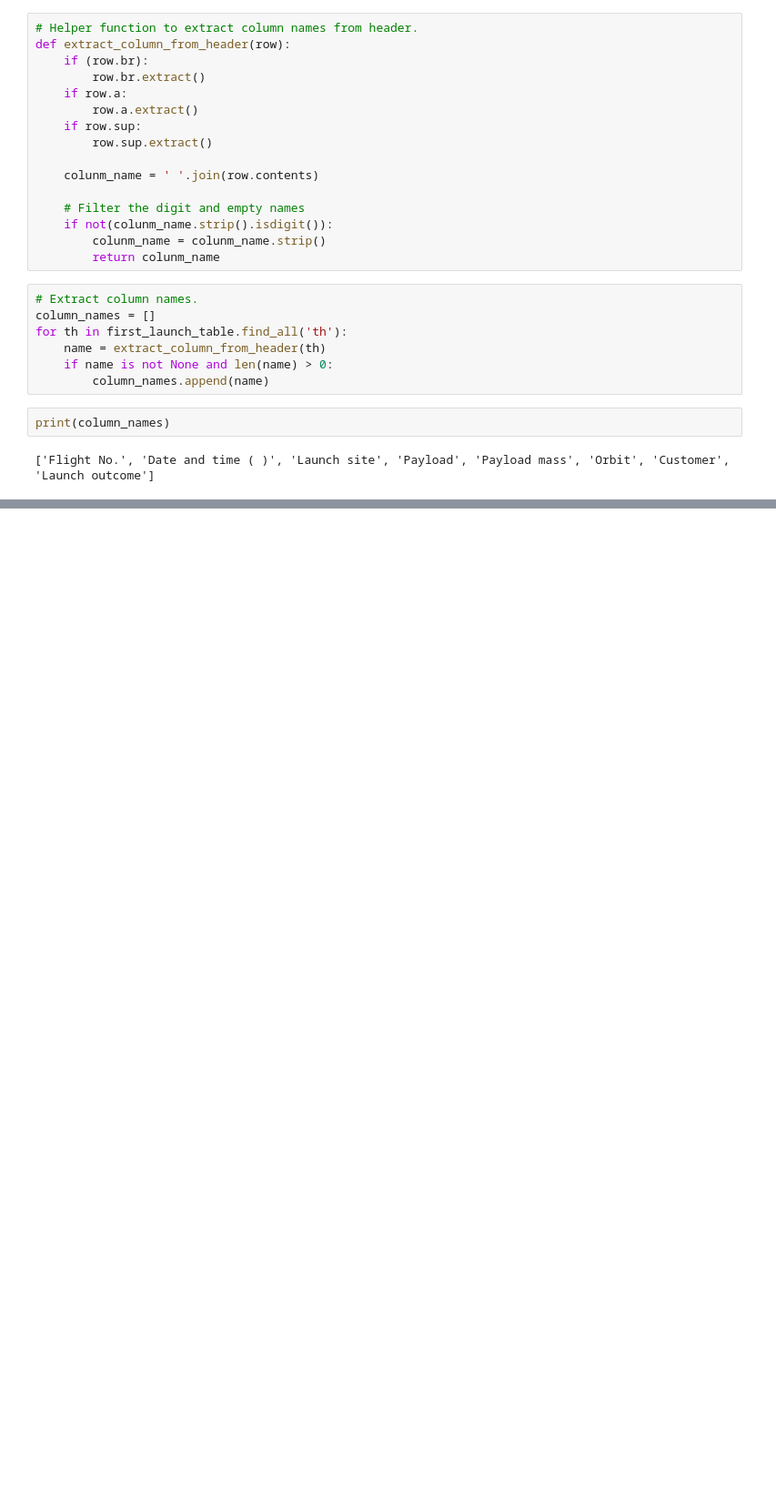
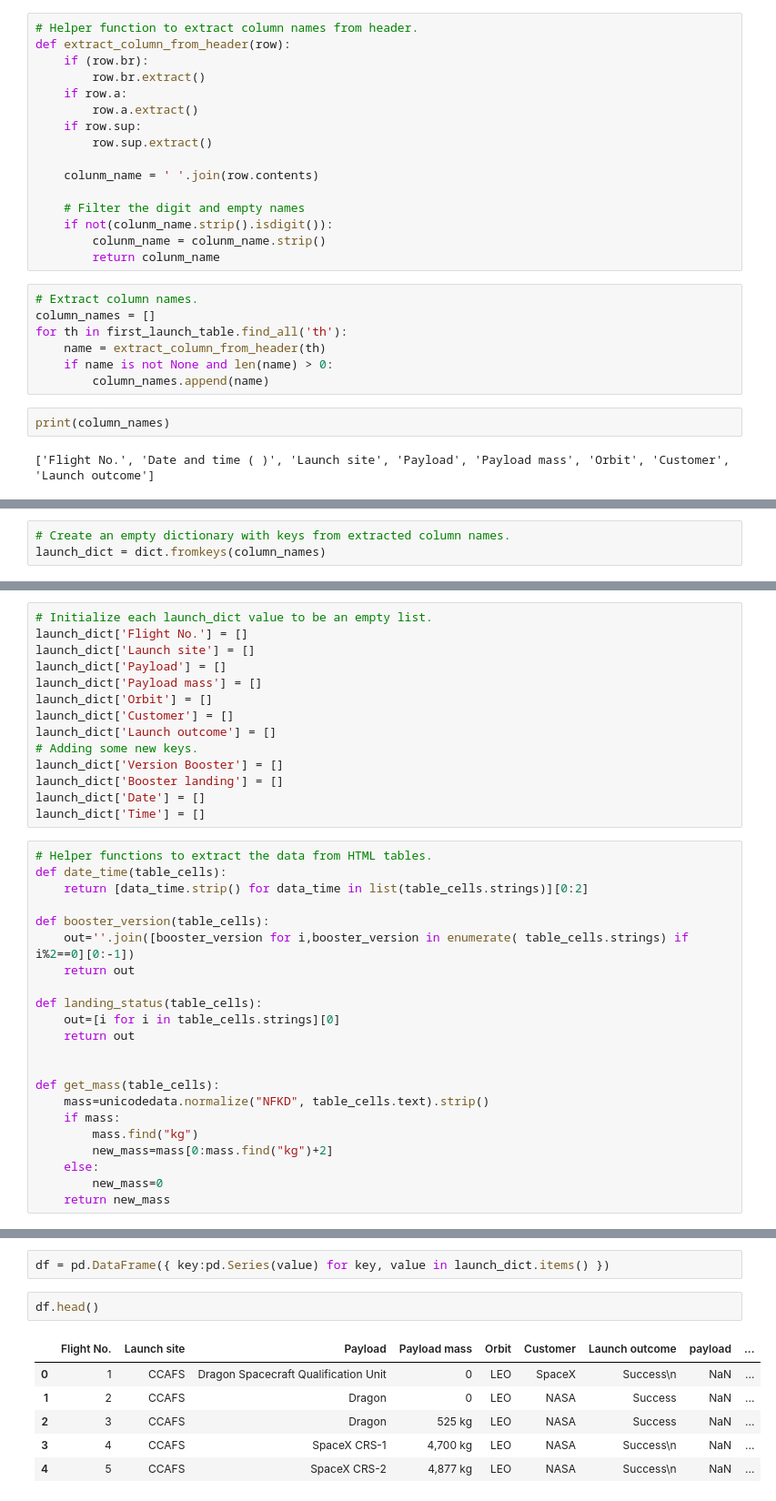
Before and after one commit to YagneshGuduru/Capstone_Project_Coursera, a Jupyter notebook: data_webscraping.ipynb, the cells around one changed output, grey strips where cells are left out. Shown at 91% size. Drawn from its saved outputs; the diff is of its cells as text; blank space fills up the shorter version.

Commit message:
Create a data frame by parsing the launch HTML tables.

```diff
--- a/data_webscraping.ipynb
+++ b/data_webscraping.ipynb
@@ -88,0 +91,3 @@ print(column_names)
+# %%
+# Create an empty dictionary with keys from extracted column names.
+launch_dict = dict.fromkeys(column_names)
@@ -88,0 +99,36 @@ print(column_names)
+# %%
+# Initialize each launch_dict value to be an empty list.
+launch_dict['Flight No.'] = []
+launch_dict['Launch site'] = []
+launch_dict['Payload'] = []
+launch_dict['Payload mass'] = []
+launch_dict['Orbit'] = []
+launch_dict['Customer'] = []
+launch_dict['Launch outcome'] = []
+# Adding some new keys.
+launch_dict['Version Booster'] = []
+launch_dict['Booster landing'] = []
+launch_dict['Date'] = []
+launch_dict['Time'] = []
+# %%
+# Helper functions to extract the data from HTML tables.
+def date_time(table_cells):
+    return [data_time.strip() for data_time in list(table_cells.strings)][0:2]
+
+def booster_version(table_cells):
+    out=''.join([booster_version for i,booster_version in enumerate( table_cells.strings) if i%2==0][0:-1])
+    return out
+
+def landing_status(table_cells):
+    out=[i for i in table_cells.strings][0]
+    return out
+
+
+def get_mass(table_cells):
+    mass=unicodedata.normalize("NFKD", table_cells.text).strip()
+    if mass:
+        mass.find("kg")
+        new_mass=mass[0:mass.find("kg")+2]
+    else:
+        new_mass=0
+    return new_mass
@@ -88,0 +234,11 @@ print(column_names)
+# %%
+df = pd.DataFrame({ key:pd.Series(value) for key, value in launch_dict.items() })
+# %%
+df.head()
+# %% [output]
+|  | Flight No. | Launch site | Payload | Payload mass | Orbit | Customer | Launch outcome | payload | ... |
+| 0 | 1 | CCAFS | Dragon Spacecraft Qualification Unit | 0 | LEO | SpaceX | Success\n | NaN | ... |
+| 1 | 2 | CCAFS | Dragon | 0 | LEO | NASA | Success | NaN | ... |
+| 2 | 3 | CCAFS | Dragon | 525 kg | LEO | NASA | Success | NaN | ... |
+| 3 | 4 | CCAFS | SpaceX CRS-1 | 4,700 kg | LEO | NASA | Success\n | NaN | ... |
+| 4 | 5 | CCAFS | SpaceX CRS-2 | 4,877 kg | LEO | NASA | Success\n | NaN | ... |
```
Also changed, not shown: parts of 6 cells of this notebook.
